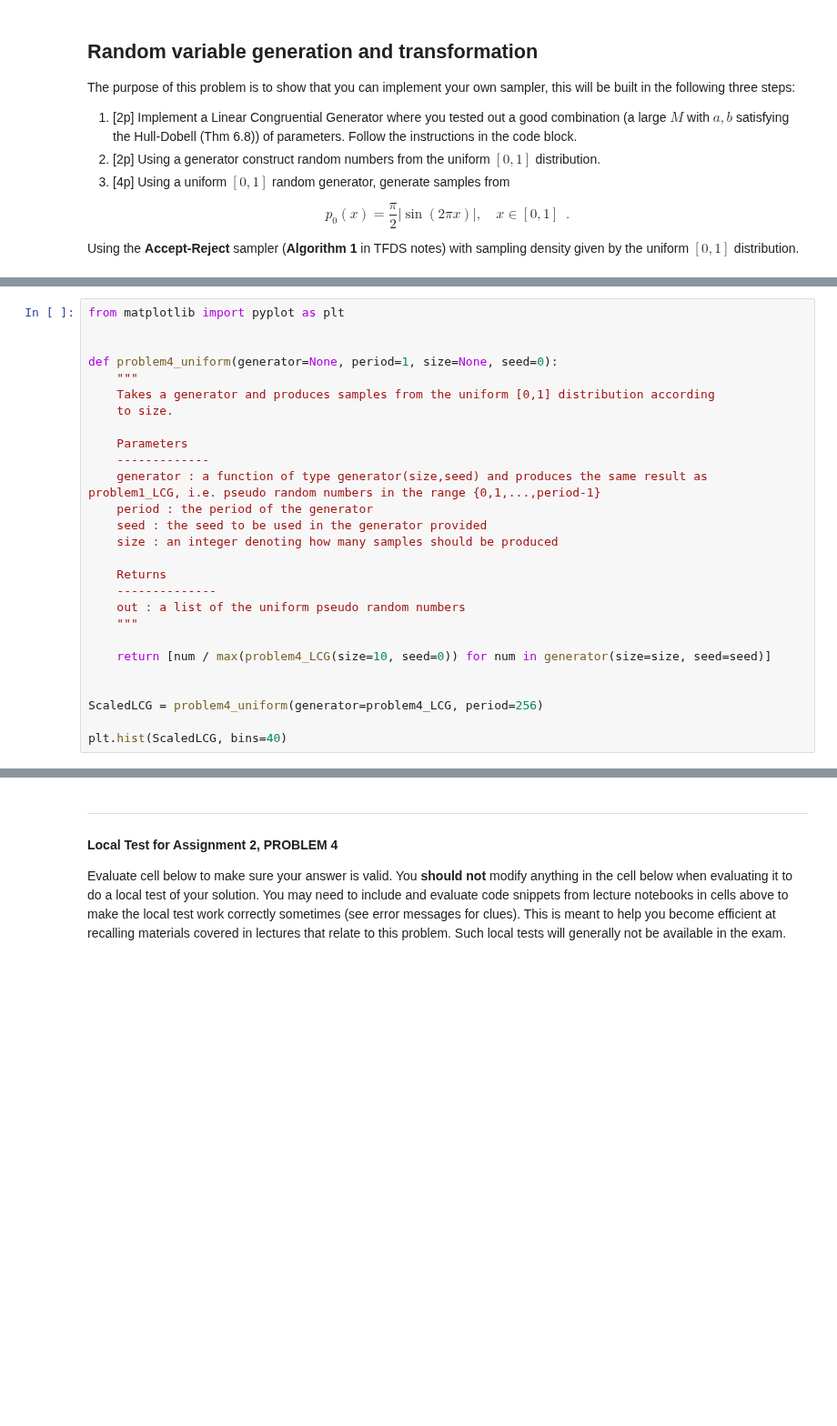
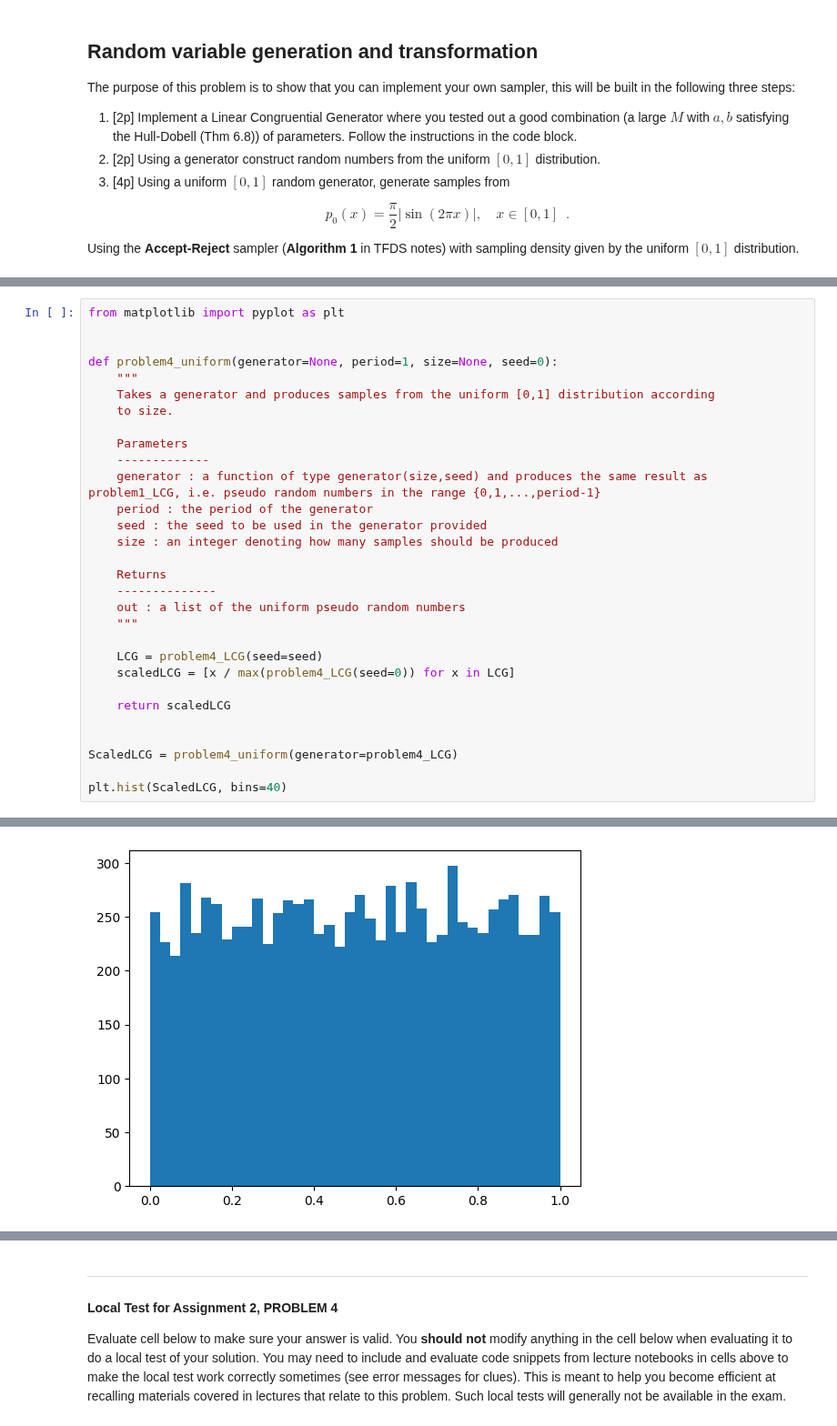
Before and after one commit to Smasken/ITDS, a Jupyter notebook: Autograded Assignments/Revised_assignments_Final_versions/Assignment_2.ipynb, the cells around one changed output, grey strips where cells are left out. Shown at 91% size. Saved outputs shown, nothing was run; the diff lists cells and outputs as text; blank space fills up the shorter version.

```diff
--- a/Autograded Assignments/Revised_assignments_Final_versions/Assignment_2.ipynb
+++ b/Autograded Assignments/Revised_assignments_Final_versions/Assignment_2.ipynb
@@ -317,10 +316,13 @@ def problem4_uniform(generator=None, period=1, size=None, seed=0):
     out : a list of the uniform pseudo random numbers
     """
 
-    return [num / max(problem4_LCG(size=10, seed=0)) for num in generator(size=size, seed=seed)]
+    LCG = problem4_LCG(seed=seed)
+    scaledLCG = [x / max(problem4_LCG(seed=0)) for x in LCG]
+
+    return scaledLCG
 
 
-ScaledLCG = problem4_uniform(generator=problem4_LCG, period=256)
+ScaledLCG = problem4_uniform(generator=problem4_LCG)
 
 plt.hist(ScaledLCG, bins=40)
 # %% [output]
@@ -328,2 +345,3 @@ KeyboardInterrupt:
+[figure, added]
 # %%
 
```
Also changed, not shown: parts of 3 cells of this notebook.
